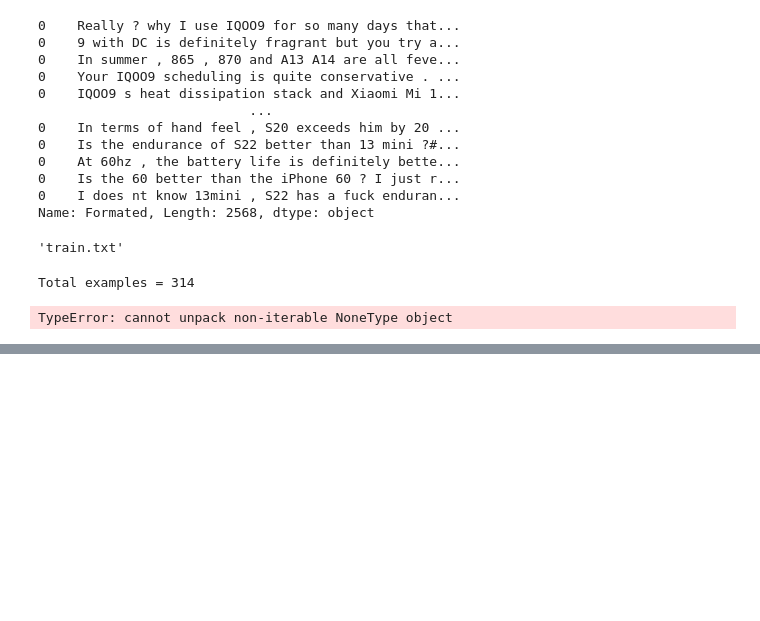
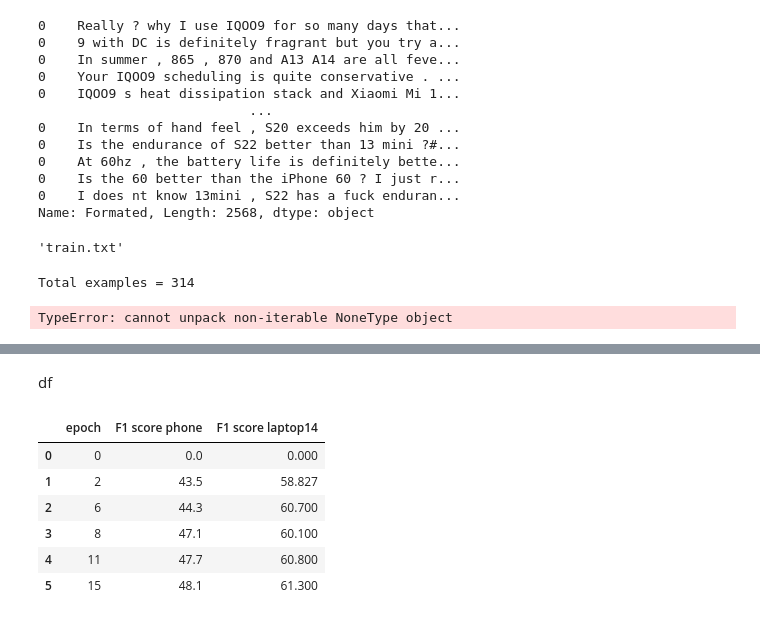
Before and after one commit to hkhnhan1994/DiaASQ, a Jupyter notebook: preprocessing/DiaASQ.ipynb, the cells around one changed output, grey strips where cells are left out. Saved outputs shown, nothing was run; the diff lists cells and outputs as text; code cells hidden in the pictures; blank space fills up the shorter version.

```diff
--- a/preprocessing/DiaASQ.ipynb
+++ b/preprocessing/DiaASQ.ipynb
@@ -503,0 +533,12 @@ TypeError: cannot unpack non-iterable NoneType object
+# %% [markdown]
+df
+# %%
+df
+# %% [output]
+|  | epoch | F1 score phone | F1 score laptop14 |
+| 0 | 0 | 0.0 | 0.000 |
+| 1 | 2 | 43.5 | 58.827 |
+| 2 | 6 | 44.3 | 60.700 |
+| 3 | 8 | 47.1 | 60.100 |
+| 4 | 11 | 47.7 | 60.800 |
+| 5 | 15 | 48.1 | 61.300 |
```
Also changed, not shown: parts of 1 cell of this notebook.
